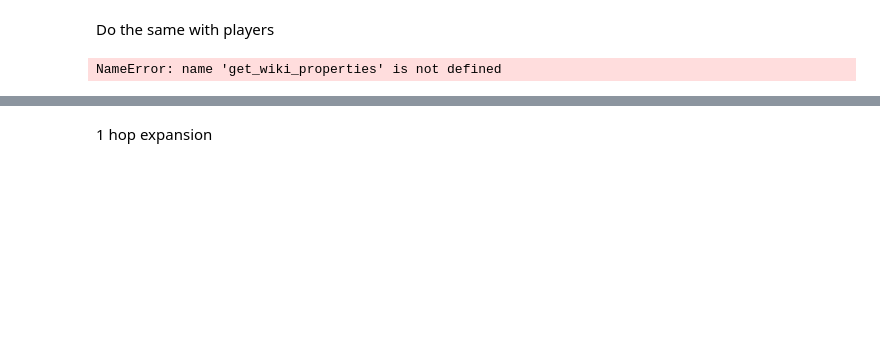
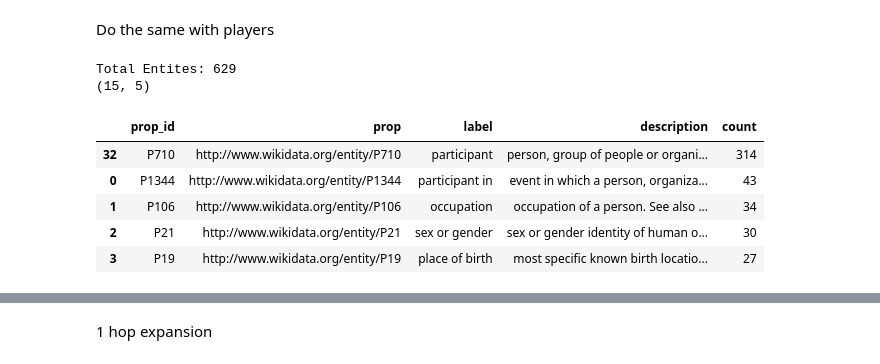
Before and after one commit to LeJ-04/web-datamining-semantics, a Jupyter notebook: notebooks/kb_modeling.ipynb, the cells around one changed output, grey strips where cells are left out. Drawn from its saved outputs; the diff is of its cells as text; code cells hidden in the pictures; blank space fills up the shorter version.

```diff
--- a/notebooks/kb_modeling.ipynb
+++ b/notebooks/kb_modeling.ipynb
@@ -1167,22 +1206,54 @@ Do the same with players
 # %%
 get_people_wiki_ids_query = f"""
 PREFIX : <{EX}>
 PREFIX owl: <{OWL}>
 
 SELECT ?people_wiki_id
 WHERE {{
     ?people_local_id rdf:type :Person .
     ?people_local_id owl:sameAs ?people_wiki_id
 }}
 """
 
 people_wiki_uris = list(g.query(get_people_wiki_ids_query))
 people_wiki_ids = [uri.split("/")[-1] for (uri,) in people_wiki_uris]
+print("Total Entites:", len(people_wiki_ids))
 
-people_prop_blacklist = ["P54"]
-people_prop_df = get_wiki_properties(people_wiki_ids[:10], blacklist=people_prop_blacklist)
-people_prop_df = people_prop_df.loc[people_prop_df["count"] > 5]
+people_prop_blacklist = [
+    "P31", # instance type
+    "P54", # plays for
+    "P413", # plays position
+    "P286", # head coach
+    "P27", # nationality
+    "P735", # links player to an entity URI associated to their firstname
+    "P734", # links player to an entity URI associated to their lastname
+]
+people_prop_df = get_wiki_properties(
+    people_wiki_ids[:20],
+    limit=200,
+    blacklist=people_prop_blacklist,
+)
+people_as_object_prop_df = get_wiki_properties(
+    people_wiki_ids[:20],
+    as_subject=False,
+    limit=200,
+    blacklist=people_prop_blacklist,
+)
+people_prop_df = pd.concat(
+    (people_prop_df, people_as_object_prop_df),
+    ignore_index=True
+).sort_values(by="count", ascending=False)
 
+people_prop_df = people_prop_df.loc[people_prop_df["count"] >= 3]
+
+print(people_prop_df.shape)
 people_prop_df.head()
 # %% [output]
-NameError: name 'get_wiki_properties' is not defined
+Total Entites: 629
+(15, 5)
+|  | prop_id | prop | label | description | count |
+| 32 | P710 | http://www.wikidata.org/entity/P710 | participant | person, group of people or organi... | 314 |
+| 0 | P1344 | http://www.wikidata.org/entity/P1344 | participant in | event in which a person, organiza... | 43 |
+| 1 | P106 | http://www.wikidata.org/entity/P106 | occupation | occupation of a person. See also ... | 34 |
+| 2 | P21 | http://www.wikidata.org/entity/P21 | sex or gender | sex or gender identity of human o... | 30 |
+| 3 | P19 | http://www.wikidata.org/entity/P19 | place of birth | most specific known birth locatio... | 27 |
```
Also changed, not shown: parts of 50 cells of this notebook.
